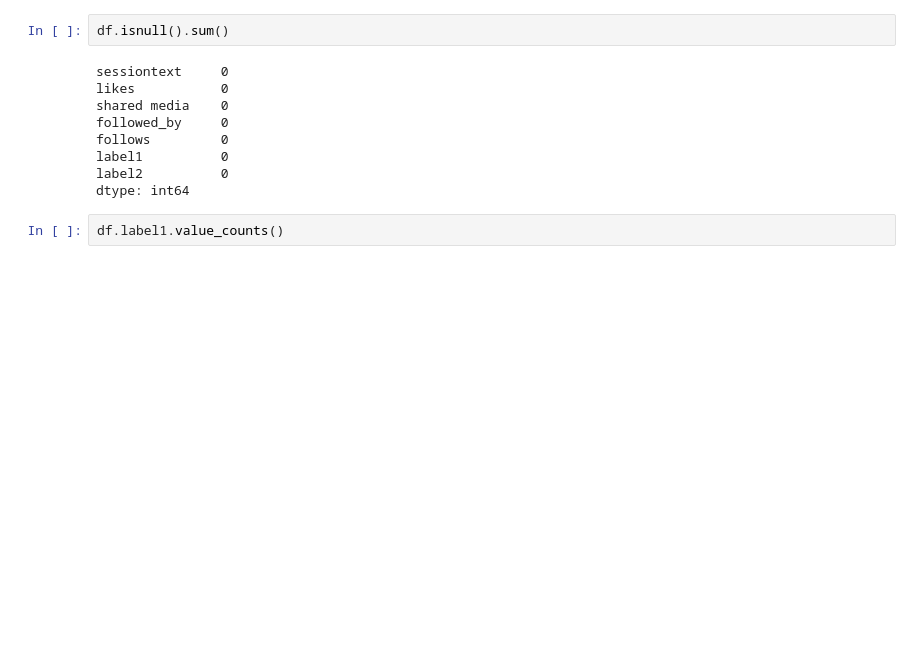
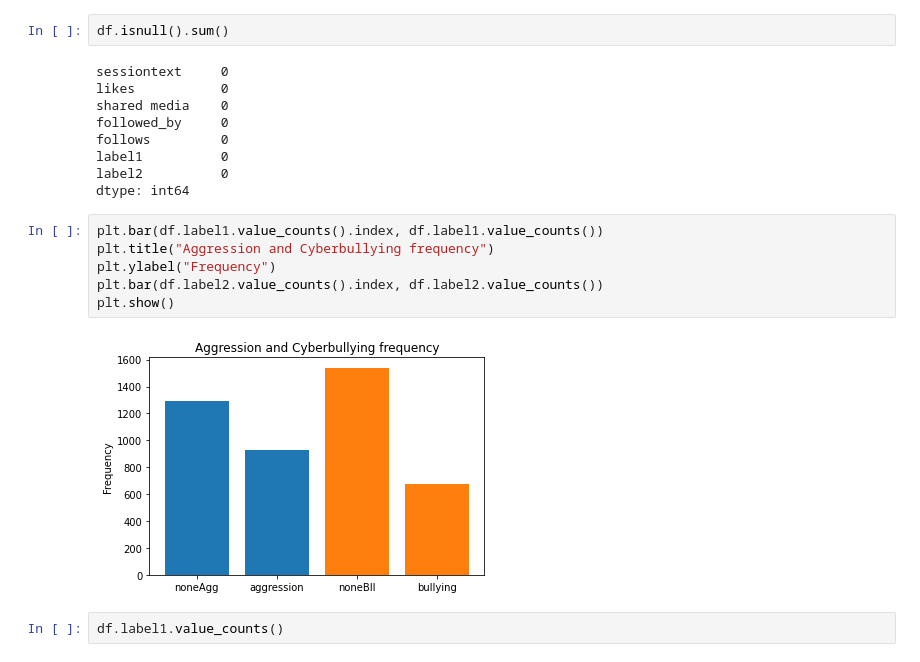
Before and after one commit to harel-coffee/Cyberbullying-detection-auto, a Jupyter notebook: data_preprocessing_and_EDA.ipynb, the cells around one changed output. Drawn from its saved outputs; the diff is of its cells as text; blank space fills up the shorter version.

```diff
--- a/data_preprocessing_and_EDA.ipynb
+++ b/data_preprocessing_and_EDA.ipynb
@@ -175,6 +198,14 @@ follows         0
 label1          0
 label2          0
 dtype: int64
+# %%
+plt.bar(df.label1.value_counts().index, df.label1.value_counts())
+plt.title("Aggression and Cyberbullying frequency")
+plt.ylabel("Frequency")
+plt.bar(df.label2.value_counts().index, df.label2.value_counts())
+plt.show()
+# %% [output]
+[figure, added]
 # %%
 df.label1.value_counts()
 # %% [output]
```
Also changed, not shown: parts of 12 cells of this notebook.
